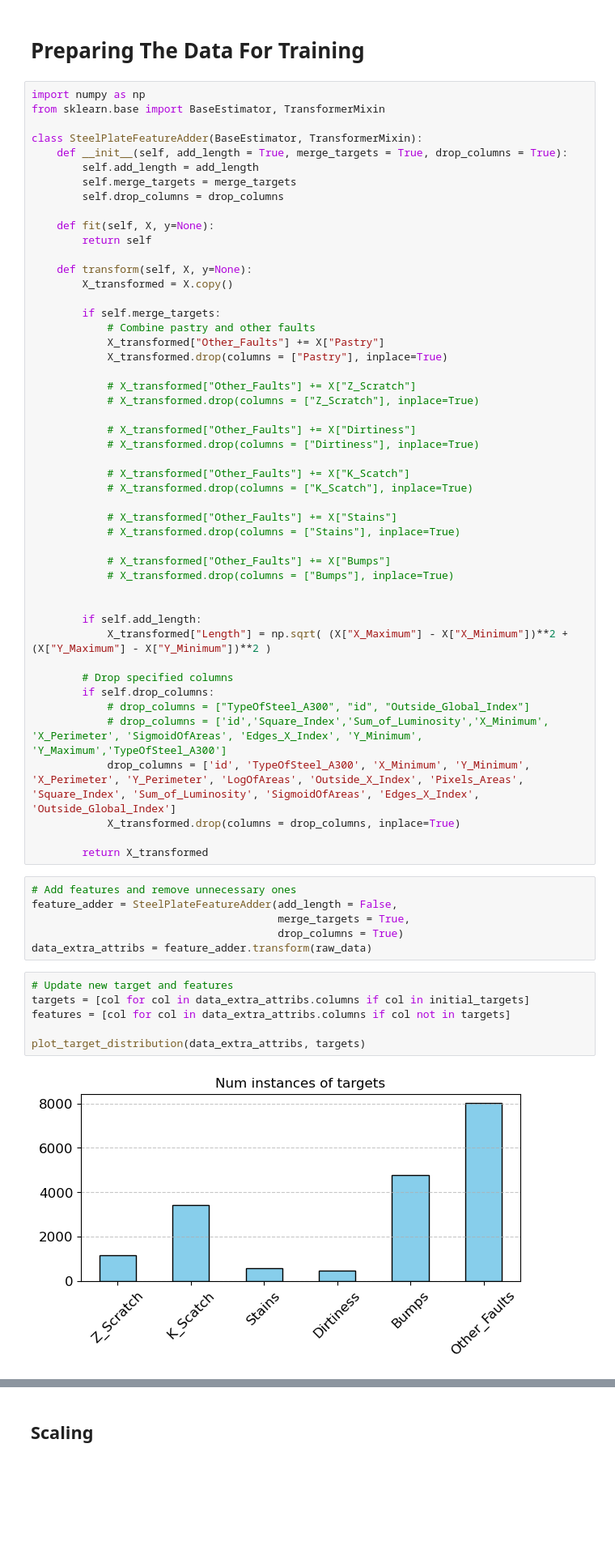
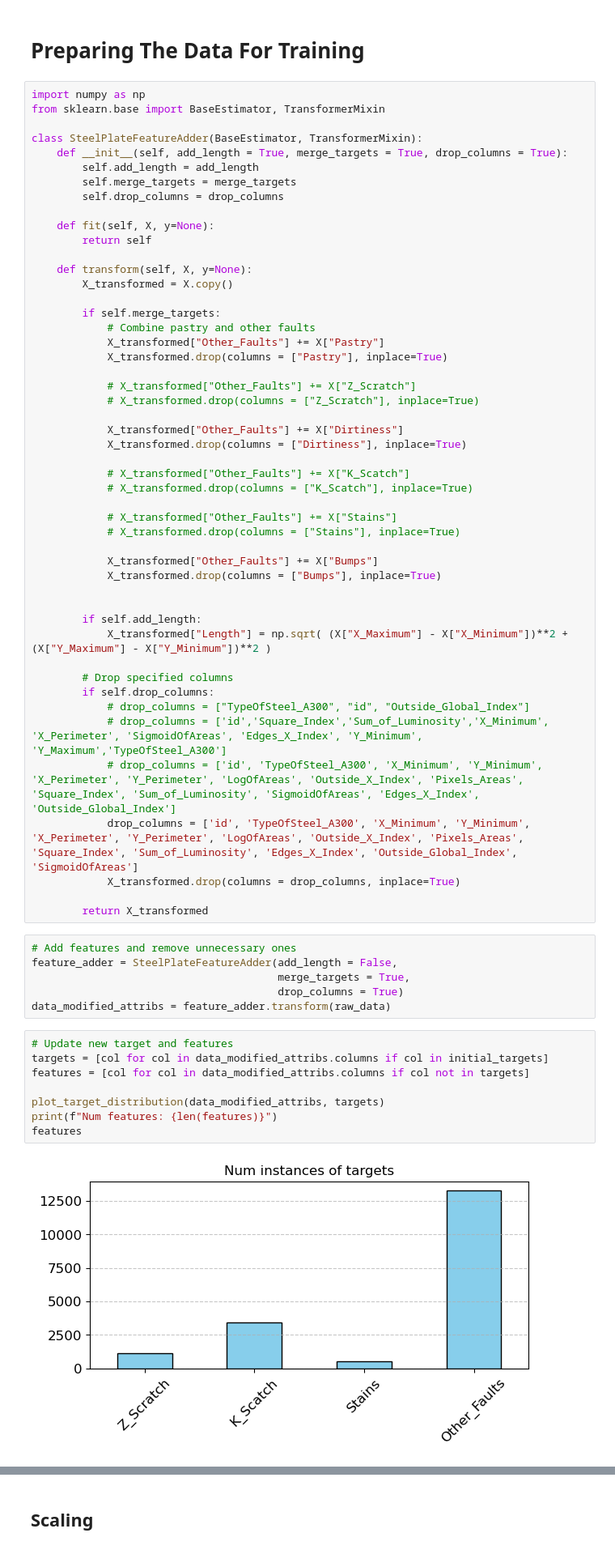
Before and after one commit to Hakonimatata/MachineLearning, a Jupyter notebook: Assignment_1/A1.ipynb, the cells around one changed output, grey strips where cells are left out. Shown at 81% size. Drawn from its saved outputs; the diff is of its cells as text; blank space fills up the shorter version.

```diff
--- a/Assignment_1/A1.ipynb
+++ b/Assignment_1/A1.ipynb
@@ -292,8 +318,8 @@ class SteelPlateFeatureAdder(BaseEstimator, TransformerMixin):
             # X_transformed["Other_Faults"] += X["Z_Scratch"]
             # X_transformed.drop(columns = ["Z_Scratch"], inplace=True)
 
-            # X_transformed["Other_Faults"] += X["Dirtiness"]
-            # X_transformed.drop(columns = ["Dirtiness"], inplace=True)
+            X_transformed["Other_Faults"] += X["Dirtiness"]
+            X_transformed.drop(columns = ["Dirtiness"], inplace=True)
 
             # X_transformed["Other_Faults"] += X["K_Scatch"]
             # X_transformed.drop(columns = ["K_Scatch"], inplace=True)
@@ -301,8 +327,8 @@ class SteelPlateFeatureAdder(BaseEstimator, TransformerMixin):
             # X_transformed["Other_Faults"] += X["Stains"]
             # X_transformed.drop(columns = ["Stains"], inplace=True)
 
-            # X_transformed["Other_Faults"] += X["Bumps"]
-            # X_transformed.drop(columns = ["Bumps"], inplace=True)
+            X_transformed["Other_Faults"] += X["Bumps"]
+            X_transformed.drop(columns = ["Bumps"], inplace=True)
 
 
         if self.add_length:
@@ -312,7 +338,8 @@ class SteelPlateFeatureAdder(BaseEstimator, TransformerMixin):
         if self.drop_columns:
             # drop_columns = ["TypeOfSteel_A300", "id", "Outside_Global_Index"]
             # drop_columns = ['id','Square_Index','Sum_of_Luminosity','X_Minimum', 'X_Perimeter', 'SigmoidOfAreas', 'Edges_X_Index', 'Y_Minimum', 'Y_Maximum','TypeOfSteel_A300']
-            drop_columns = ['id', 'TypeOfSteel_A300', 'X_Minimum', 'Y_Minimum', 'X_Perimeter', 'Y_Perimeter', 'LogOfAreas', 'Outside_X_Index', 'Pixels_Areas', 'Square_Index', 'Sum_of_Luminosity', 'SigmoidOfAreas', 'Edges_X_Index', 'Outside_Global_Index']
+            # drop_columns = ['id', 'TypeOfSteel_A300', 'X_Minimum', 'Y_Minimum', 'X_Perimeter', 'Y_Perimeter', 'LogOfAreas', 'Outside_X_Index', 'Pixels_Areas', 'Square_Index', 'Sum_of_Luminosity', 'SigmoidOfAreas', 'Edges_X_Index', 'Outside_Global_Index']
+            drop_columns = ['id', 'TypeOfSteel_A300', 'X_Minimum', 'Y_Minimum', 'X_Perimeter', 'Y_Perimeter', 'LogOfAreas', 'Outside_X_Index', 'Pixels_Areas', 'Square_Index', 'Sum_of_Luminosity', 'Edges_X_Index', 'Outside_Global_Index', 'SigmoidOfAreas']
             X_transformed.drop(columns = drop_columns, inplace=True)
 
         return X_transformed
@@ -321,12 +348,14 @@ class SteelPlateFeatureAdder(BaseEstimator, TransformerMixin):
 feature_adder = SteelPlateFeatureAdder(add_length = False,
                                        merge_targets = True,
                                        drop_columns = True)
-data_extra_attribs = feature_adder.transform(raw_data)
+data_modified_attribs = feature_adder.transform(raw_data)
 # %%
 # Update new target and features
-targets = [col for col in data_extra_attribs.columns if col in initial_targets]
-features = [col for col in data_extra_attribs.columns if col not in targets]
+targets = [col for col in data_modified_attribs.columns if col in initial_targets]
+features = [col for col in data_modified_attribs.columns if col not in targets]
 
-plot_target_distribution(data_extra_attribs, targets)
+plot_target_distribution(data_modified_attribs, targets)
+print(f"Num features: {len(features)}")
+features
 # %% [output]
-[figure, old version]
+[figure, new version]
```
Also changed, not shown: parts of 33 cells of this notebook, 3 other files.
